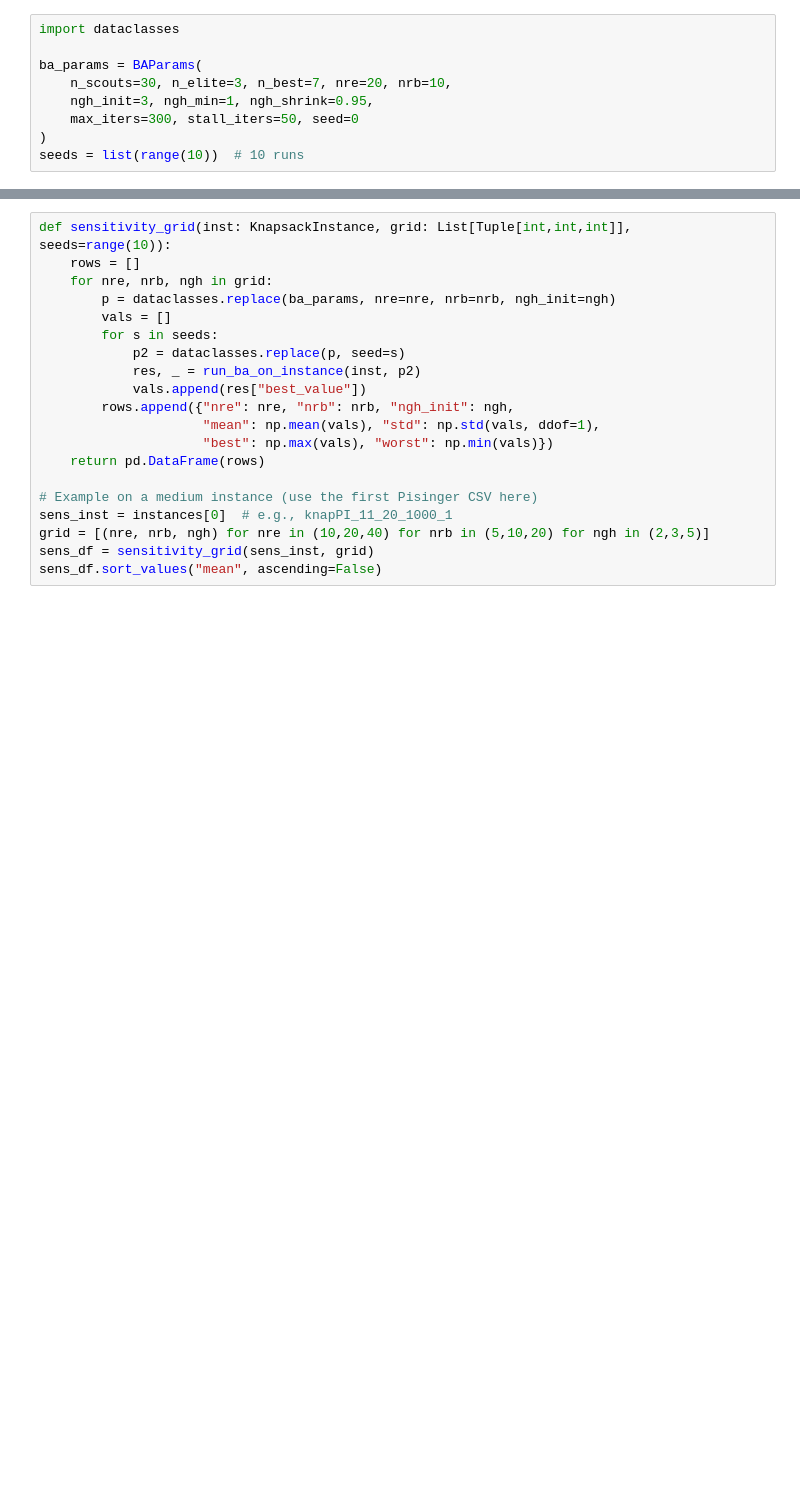
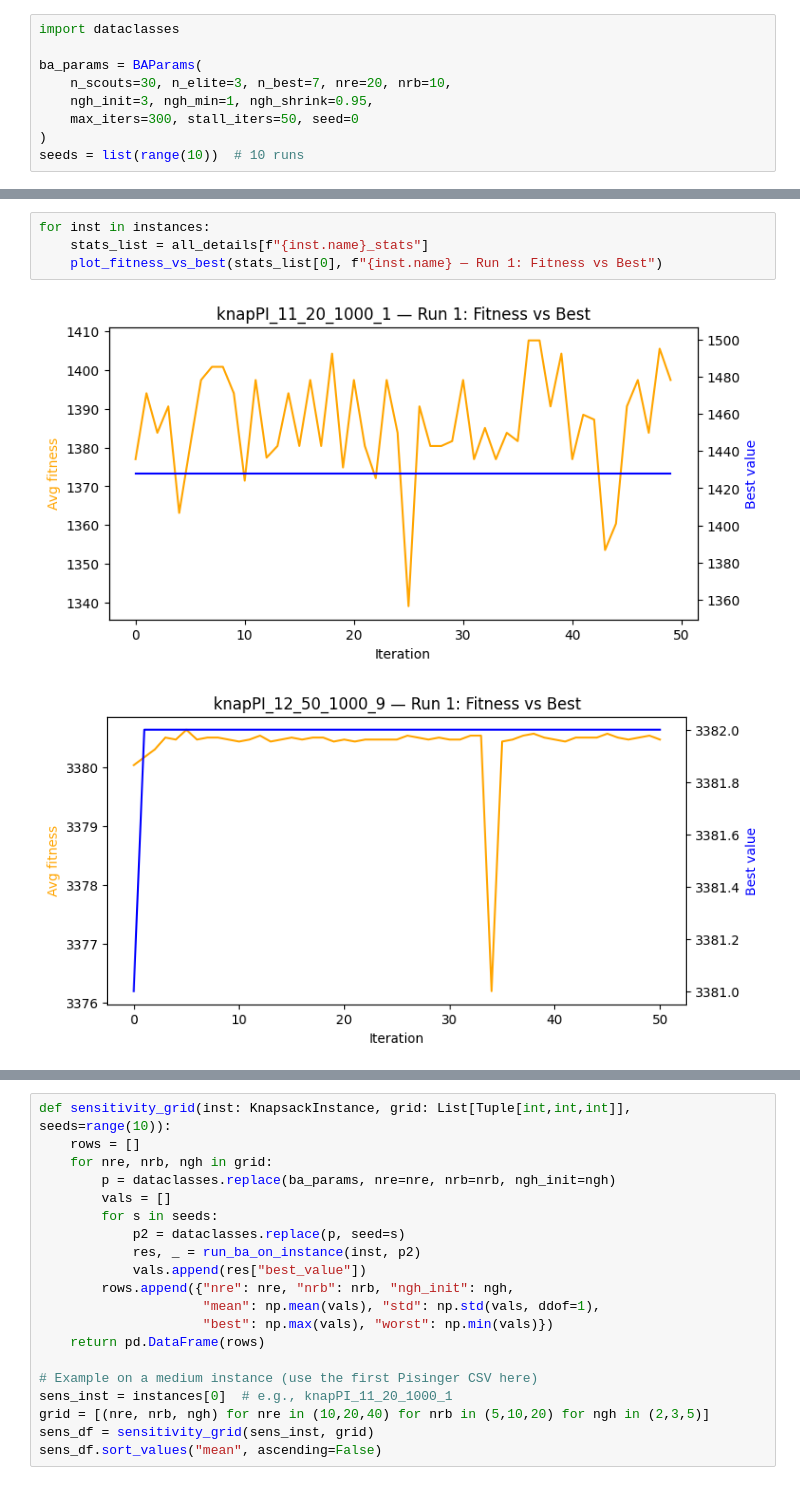
Before and after one commit to QuasimodoCodes/4610-Final, a Jupyter notebook: KnapsackProblemBeesAlgorithm/BA_Knapsack_test.ipynb, the cells around one changed output, grey strips where cells are left out. Cells and saved outputs as stored; diff of their text form; blank space fills up the shorter version.

```diff
--- a/KnapsackProblemBeesAlgorithm/BA_Knapsack_test.ipynb
+++ b/KnapsackProblemBeesAlgorithm/BA_Knapsack_test.ipynb
@@ -641,0 +621,7 @@ for k, df in all_details.items():
+# %%
+for inst in instances:
+    stats_list = all_details[f"{inst.name}_stats"]
+    plot_fitness_vs_best(stats_list[0], f"{inst.name} — Run 1: Fitness vs Best")
+# %% [output]
+[figure, added]
+[figure, added]
```
Also changed, not shown: parts of 15 cells of this notebook, 2 other files.
